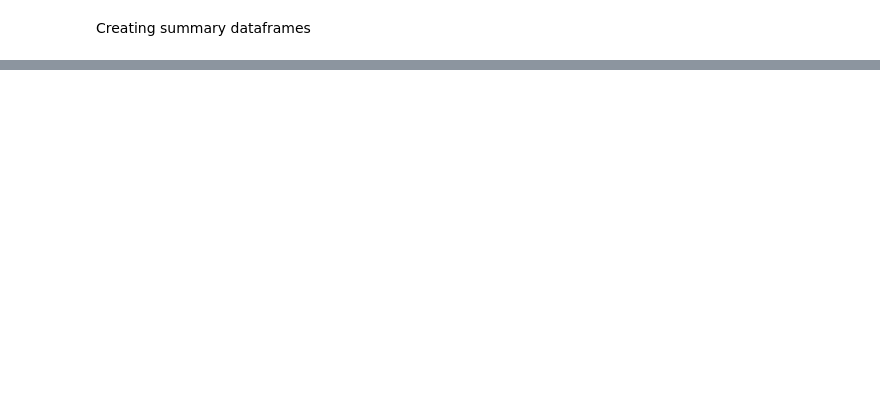
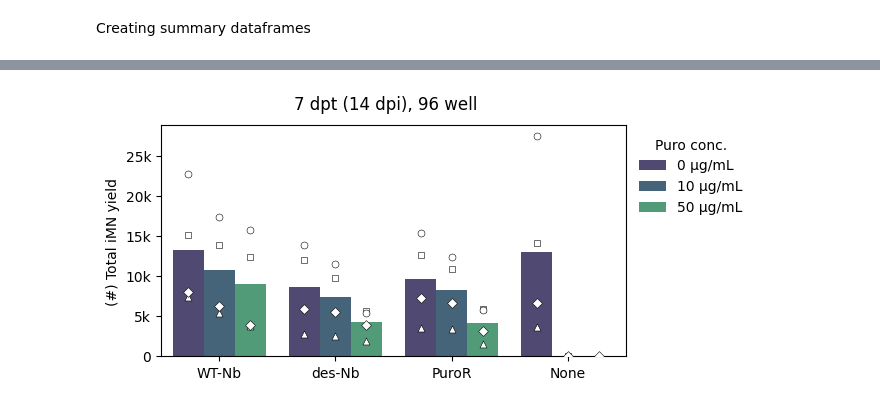
Before and after one commit to GallowayLabMIT/dasit_manuscript, a Jupyter notebook: 6_iMN_purify.ipynb, the cells around one changed output, grey strips where cells are left out. Drawn from its saved outputs; the diff is of its cells as text; code cells hidden in the pictures; blank space fills up the shorter version.

Commit message:
updating iMN figure (including RNAseq)

```diff
--- a/6_iMN_purify.ipynb
+++ b/6_iMN_purify.ipynb
@@ -72,6 +72,8 @@ df.loc[df['eGFP-A'] <=0, 'eGFP-A'] = 1
 df.loc[df['eGFP-H'] <=0, 'eGFP-H'] = 1
 # Convert puro to int
 df = df.astype({'puro_conc': 'int'})
+# %%
+figpath = "C:/Users/Grad2024/Downloads/"
 # %% [markdown]
 visualizing GFP distributions for gating
 # %%
@@ -236,0 +239,77 @@ Text(0.5, 0.98, '7 dpt (14 dpi), 96 well')
+# %%
+palette = ['#4B4279', '#3C6682', '#45A778', '#8FC456']
+# General plotting params
+x = 'retro-puro'
+y = 'count'
+order = ["WT-Nb", "des-Nb", 'Puro', "none"]
+hue = 'puro_conc'
+hue_order = [0, 10, 50]
+
+
+# Plot iMN percent of all cells
+fig, ax = plt.subplots(1, 1, figsize=(6,3))
+# Plot
+
+sns.barplot(
+    ax=ax, data=data_iMN_count[(data_iMN_count['scale'] == '96-well') & (data_iMN_count['puro_conc'] != 100)],
+    x=x, y=y, ci=None,
+    order=order, hue=hue,
+    palette=palette, alpha=1)
+
+for rep, marker in markers.items():
+    sns.stripplot(ax=ax,
+        data=data_iMN_count[(data_iMN_count['biorep'] == rep) & (data_iMN_count['scale'] == '96-well') & (data_iMN_count['puro_conc'] != 100)],     x=x, y=y,
+    order=order, hue=hue,
+    dodge=True, marker=marker,
+    palette={puro:'white' for puro in hue_order}, size=5,
+    edgecolor=outline_colors[rep], linewidth=0.4,legend = False
+
+    )
+
+# sns.stripplot(
+#     ax=ax, data=data_iMN_count_reps,
+#     x=x, y=y,
+#     order=order, hue=hue,
+#     dodge=True, marker='o',
+#     palette={puro:'white' for puro in hue_order}, size=5,
+#     edgecolor='black', linewidth=0.4,legend = False)
+
+
+# Formatting
+# ax.yaxis.set_label_text('(%) iMN yield\nper MEF plated')
+ax.yaxis.set_label_text('(#) Total iMN yield')
+ax.xaxis.set_label_text('')
+ax.yaxis.set_major_formatter(matplotlib.ticker.FuncFormatter(lambda x, _: f'{x:.0f}' if abs(x) < 1000 else f'{x/1000:.0f}k'))
+# legend
+lmap = {'0': '0 µg/mL', '10': '10 µg/mL',  '50': '50 µg/mL'}
+handles, labels = ax.get_legend_handles_labels()
+
+# Keep first occurrence only
+unique = dict(zip(labels, handles))
+
+# Replace labels
+new_labels = [lmap[str(label)] for label in unique.keys()]
+
+ax.legend(
+    unique.values(),
+    new_labels,
+    title='Puro conc.',
+    loc='upper left',
+    bbox_to_anchor=(1,1),
+    frameon=False
+)
+
+label_map = {
+    'WT-Nb': 'WT-Nb',
+    'des-Nb': 'des-Nb',
+    'Puro': 'PuroR',
+    'none': 'None'
+}
+
+ax.set_xticklabels([label_map[t.get_text()] for t in ax.get_xticklabels()])
+
+# Format
+plt.suptitle('7 dpt (14 dpi), 96 well')
+# fig.tight_layout()  # Helps improve white spacing
+plt.savefig(figpath + 'bar_iMN-count.svg', bbox_inches='tight')
+# %% [output]
@@ -236,0 +319 @@ Text(0.5, 0.98, '7 dpt (14 dpi), 96 well')
+[figure, added]
```
Also changed, not shown: parts of 4 cells of this notebook.
